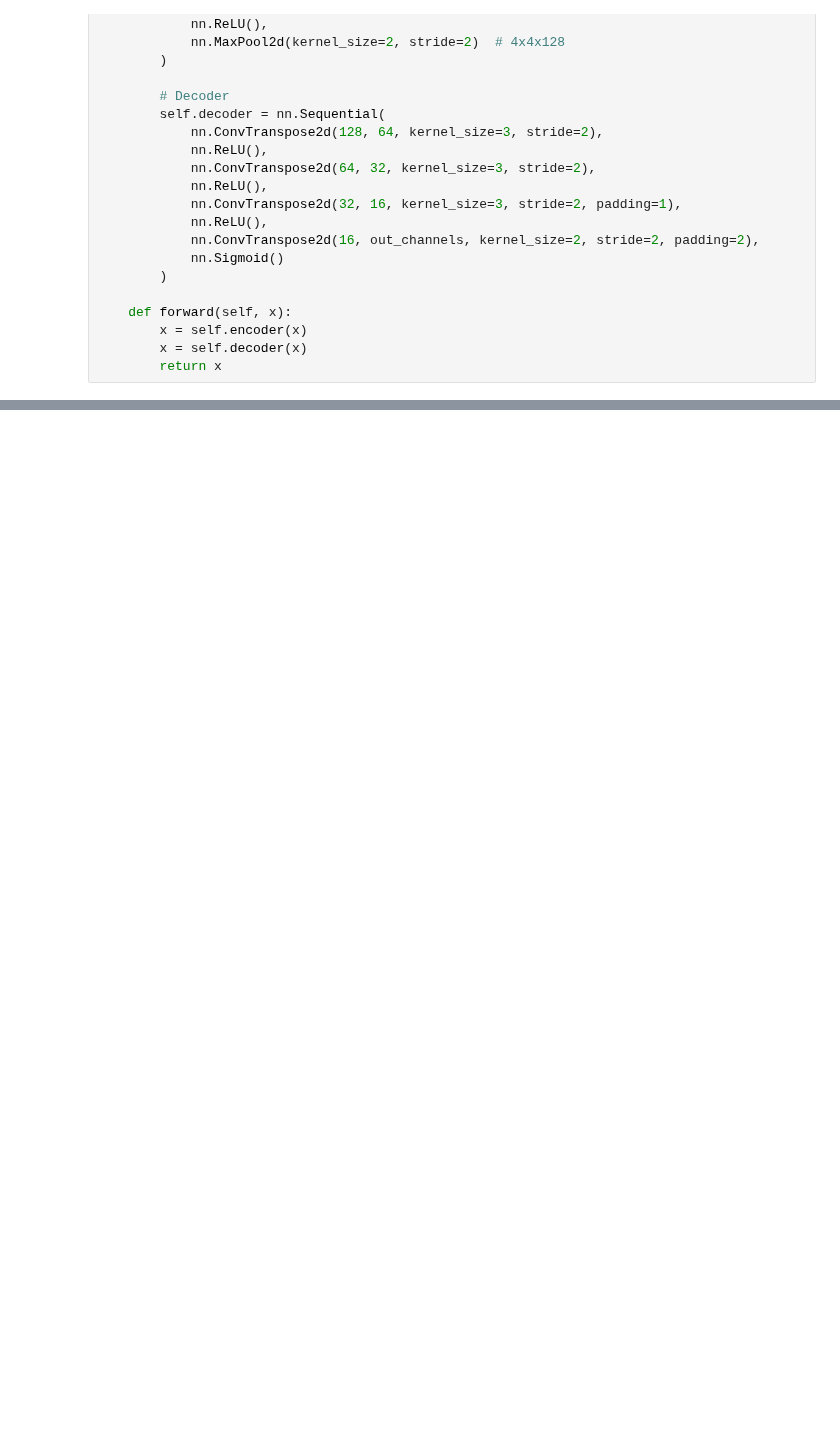
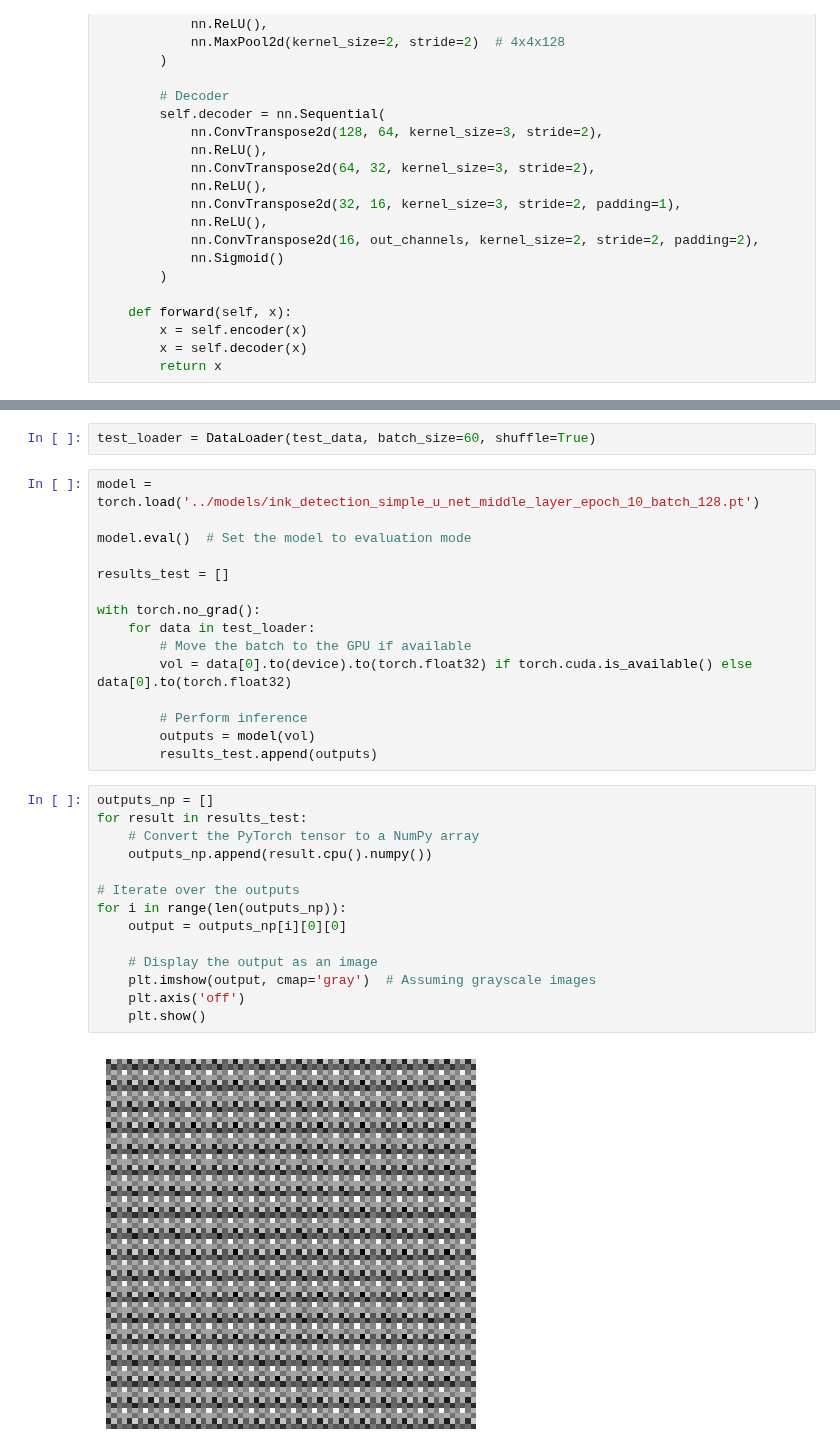
Before and after one commit to Wishmitha/Vesuvius, a Jupyter notebook: ink_detection/ink_detection_unet_pytorch_inbuilt_crops.ipynb, the cells around one changed output, grey strips where cells are left out. Saved outputs shown, nothing was run; the diff lists cells and outputs as text; blank space fills up the shorter version.

```diff
--- a/ink_detection/ink_detection_unet_pytorch_inbuilt_crops.ipynb
+++ b/ink_detection/ink_detection_unet_pytorch_inbuilt_crops.ipynb
@@ -289,0 +326,33 @@ TypeError: int() argument must be a string, a bytes-like object or a number, not
+# %%
+test_loader = DataLoader(test_data, batch_size=60, shuffle=True)
+# %%
+model = torch.load('../models/ink_detection_simple_u_net_middle_layer_epoch_10_batch_128.pt')
+
+model.eval()  # Set the model to evaluation mode
+
+results_test = []
+
+with torch.no_grad():
+    for data in test_loader:
+        # Move the batch to the GPU if available
+        vol = data[0].to(device).to(torch.float32) if torch.cuda.is_available() else data[0].to(torch.float32)
+
+        # Perform inference
+        outputs = model(vol)
+        results_test.append(outputs)
+# %%
+outputs_np = []
+for result in results_test:
+    # Convert the PyTorch tensor to a NumPy array
+    outputs_np.append(result.cpu().numpy())
+
+# Iterate over the outputs
+for i in range(len(outputs_np)):
+    output = outputs_np[i][0][0]
+
+    # Display the output as an image
+    plt.imshow(output, cmap='gray')  # Assuming grayscale images
+    plt.axis('off')
+    plt.show()
+# %% [output]
+[figure, added]
```
Also changed, not shown: parts of 10 cells of this notebook.
